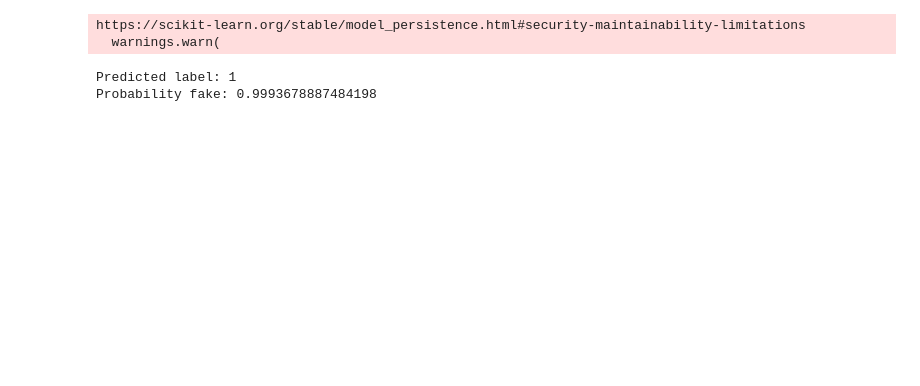
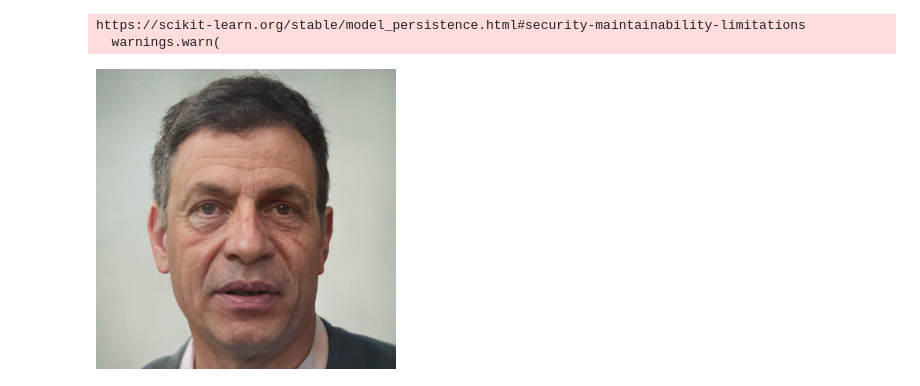
Before and after one commit to levshun/fake_detector, a Jupyter notebook: generating/example.ipynb, the cells around one changed output. Saved outputs shown, nothing was run; the diff lists cells and outputs as text; code cells hidden in the pictures; blank space fills up the shorter version.

Commit message:
new tests and example

```diff
--- a/generating/example.ipynb
+++ b/generating/example.ipynb
@@ -3,17 +10,15 @@ from GeneratedImageDetector import GeneratedImageDetector
 # %%
-# models can be downloaded from https://github.com/levshun/fake_detector/releases/download/generated_detection_models_v1/models.zip
-
 detector = GeneratedImageDetector(
     vit_model_path="./models/eva_model.pth",
     convnext_model_path="./models/convnext_model.pth",
     dt_model="./models/final_decisiontree.pkl",
-    device="cuda", # can be cuda or cpu
+    device="cuda", # can be either "cuda" or "cpu"
 )
-result = detector.get_final_score("./tests/test_images/bad.jpg")
-print(f"Predicted label: {result['is_fake']}")
-print(f"Probability fake: {result['prob_of_fake']}")
 # %% [output]
 https://scikit-learn.org/stable/model_persistence.html#security-maintainability-limitations
   warnings.warn(
-Predicted label: 1
-Probability fake: 0.9993678887484198
+# %%
+from IPython.display import display, Image as IPImage
+display(IPImage(filename="./tests/test_images/bad.jpg", width=300))
+# %% [output]
+[figure, added]
```
Also changed, not shown: parts of 6 cells of this notebook, 2 other files.
